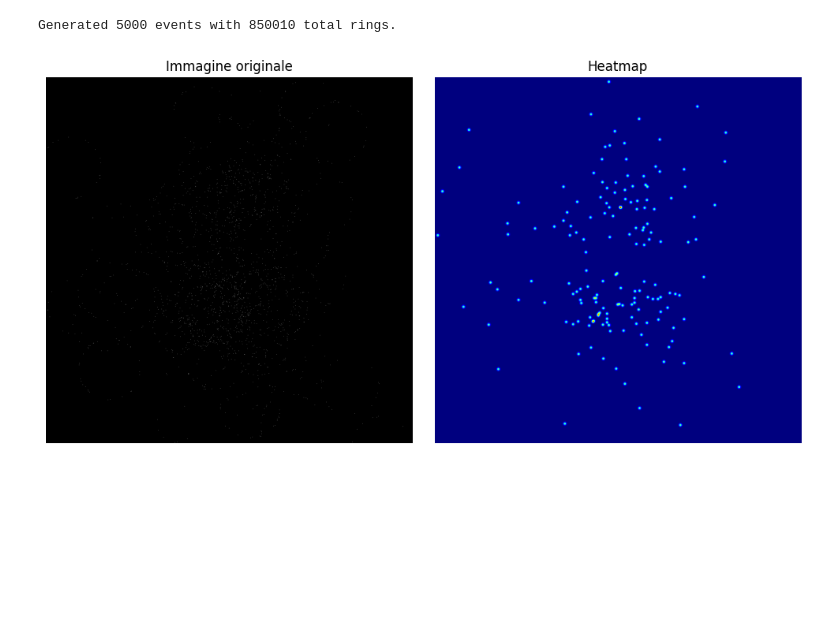
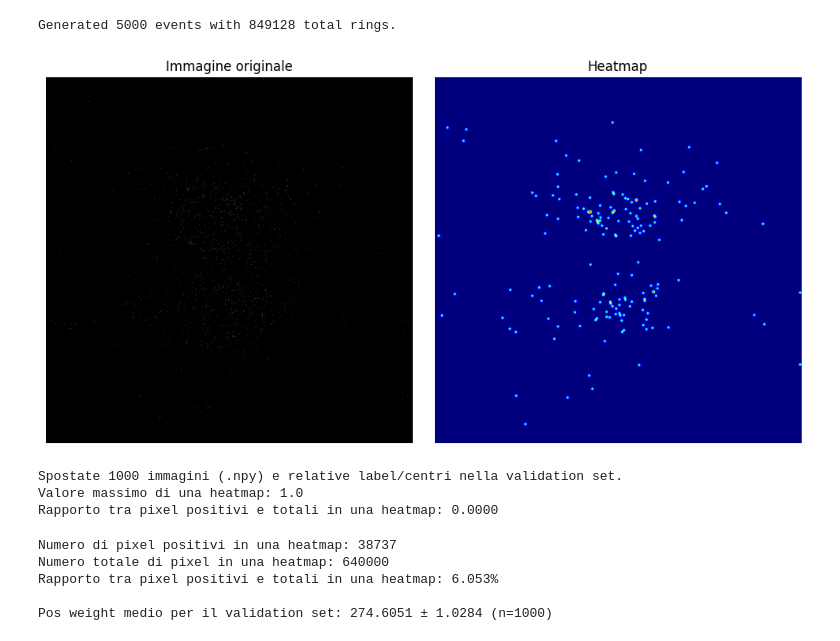
Before and after one commit to DanieleGhezzi25/A-Machine-Learning-Approach-for-Particle-Tracking-in-RICH-Detectors, a Jupyter notebook: UNet/Dataset_Generator.ipynb, the cells around one changed output. Drawn from its saved outputs; the diff is of its cells as text; code cells hidden in the pictures; blank space fills up the shorter version.

```diff
--- a/UNet/Dataset_Generator.ipynb
+++ b/UNet/Dataset_Generator.ipynb
@@ -252,7 +447,7 @@ scgen = SCGen(
 
 
 # Generate the data
-N = 100000
+N = 5000
 N_rings = (160, 180)
 dataset = scgen.generate_dataset(
     num_events=N, # Giovanni ha messo 200 eventi
@@ -265,28 +460,71 @@ dataset = scgen.generate_dataset(
 print(f"Generated {len(dataset)} events with {sum(len(event['rings']) for event in dataset)} total rings.")
 
 
-directory = r'/user/gr1/delphi/dghezzi/UNet/UNet_dataset/92000_8000_160_180'
+directory = r'/user/gr1/delphi/dghezzi/UNet/UNet_dataset/4000_1000_160_180_npy'
 
 if os.path.exists(directory):
     os.makedirs(directory, exist_ok=True)
 
 scgen.save_dataset(f'{directory}.h5')
 # %% [output]
-Generated 5000 events with 850010 total rings.
+Generated 5000 events with 849128 total rings.
 # %%
-fromSCgen_to_UNet_format(scgen, directory, image_size=(800, 800), sigma=2, h5_file=False)
+# h5_path = '/user/gr1/delphi/dghezzi/UNet/UNet_dataset/92000_8000_160_180.h5'
+# output_path = '/user/gr1/delphi/dghezzi/UNet/UNet_dataset/92000_8000_160_180_npy'
+# scgen = read_dataset(h5_path)
+fromSCgen_to_UNet_format_npy(scgen, directory, image_size=(800, 800), sigma=2, h5_file=False)
 
-visualize_heatmap_unet(
-    image_path=os.path.join(directory, "images", "train", "event_1.png"),
-    heatmap_path=os.path.join(directory, "labels", "train", "event_1.png"),
+
+visualize_heatmap_unet_npy(
+    image_path=os.path.join(directory, "images", "train", "event_1.npy"),
+    heatmap_path=os.path.join(directory, "labels", "train", "event_1.npy"),
     alpha=0.5,
     cmap='jet',
     show_side_by_side=True
 )
 
-split_train_val(directory, split_ratio=0.92)
+
+split_train_val_npy(directory, split_ratio=0.8)
+
+print('Valore massimo di una heatmap:', np.max(np.load(os.path.join(directory, "labels", "train", "event_1.npy"))))
 # %% [output]
-[figure, old version]
+[figure, new version]
+Spostate 1000 immagini (.npy) e relative label/centri nella validation set.
+Valore massimo di una heatmap: 1.0
+Rapporto tra pixel positivi e totali in una heatmap: 0.0000
+# %%
+heatmap = np.load(os.path.join(directory, "labels", "train", "event_1.npy"))
+num_positive_pixels = np.sum(heatmap > 0)
+ratio = num_positive_pixels / (heatmap.size)
+print(f"Numero di pixel positivi in una heatmap: {num_positive_pixels}")
+print(f"Numero totale di pixel in una heatmap: {heatmap.size}")
+print(f"Rapporto tra pixel positivi e totali in una heatmap: {ratio*100:.3f}%")
+print('')
+
+val_labels_dir = os.path.join(directory, "labels", "val")
+pos_weights = []
+
+for label_file in os.listdir(val_labels_dir):
+    if label_file.endswith('.npy'):
+        heatmap = np.load(os.path.join(val_labels_dir, label_file))
+
+        pos_mass = np.sum(heatmap)  # somma intensità positive (heatmap continua)
+        neg_mass = heatmap.size - pos_mass
+
+        pos_weight_img = neg_mass / (pos_mass + 1e-6)
+        pos_weights.append(pos_weight_img)
+
+pos_weights = np.array(pos_weights)
+mean_pos_weight = np.mean(pos_weights)
+std_pos_weight = np.std(pos_weights) / np.sqrt(len(pos_weights))
+
+print(f"Pos weight medio per il validation set: {mean_pos_weight:.4f} ± {std_pos_weight:.4f} (n={len(pos_weights)})")
+# %% [output]
+Numero di pixel positivi in una heatmap: 38737
+Numero totale di pixel in una heatmap: 640000
+Rapporto tra pixel positivi e totali in una heatmap: 6.053%
+
+Pos weight medio per il validation set: 274.6051 ± 1.0284 (n=1000)
 # %%
 import torch.cuda
 torch.cuda.empty_cache()
```
Also changed, not shown: parts of 1 cell of this notebook, 20 other files.
